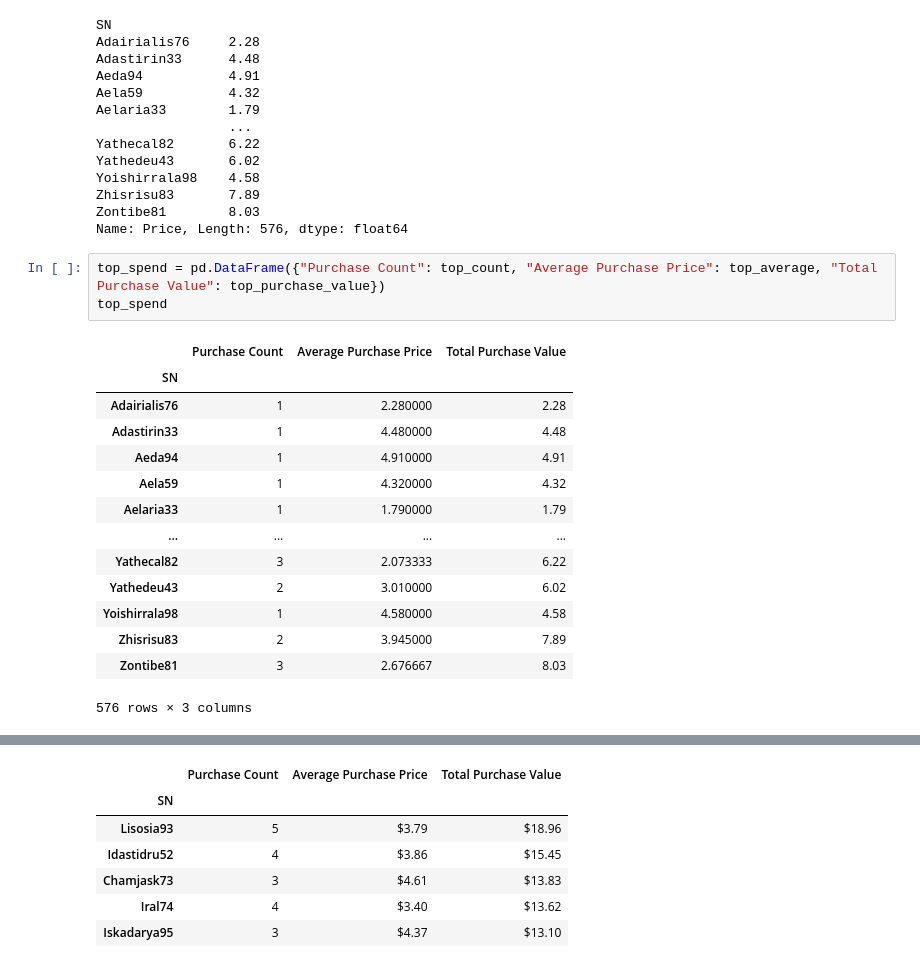
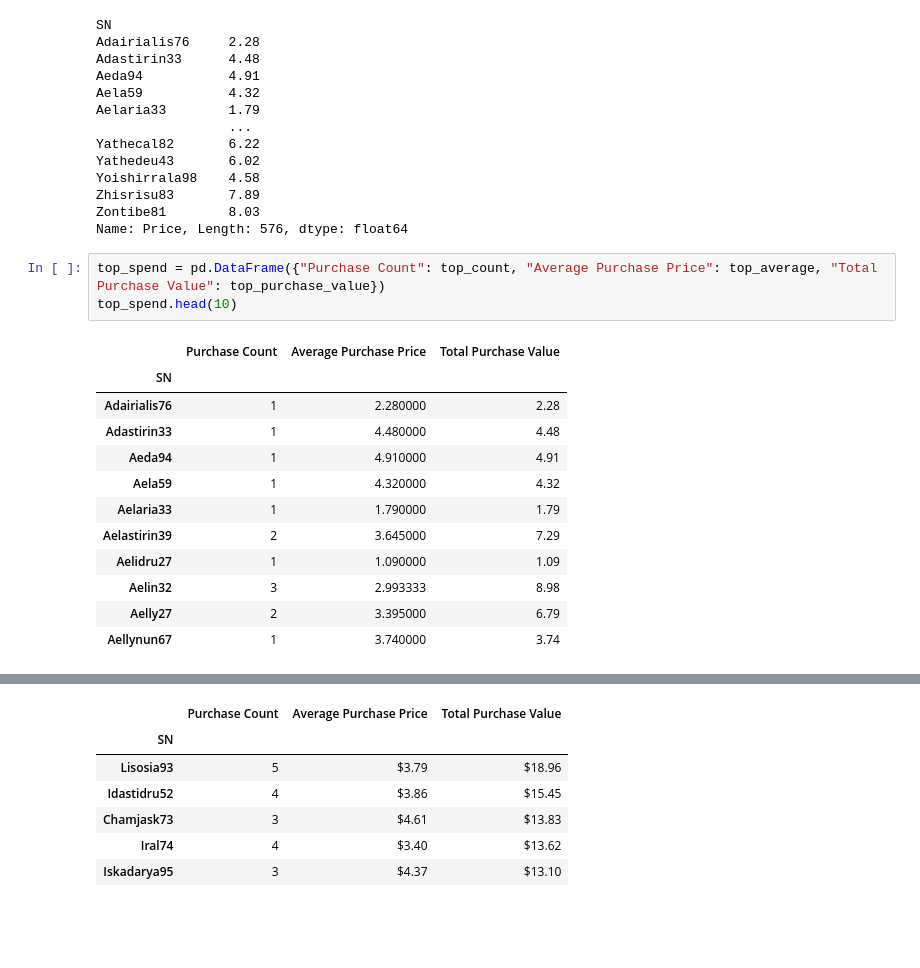
Before and after one commit to E-Weber/pandas-challenge, a Jupyter notebook: HeroesOfPymoli/HeroesOfPymoli_starter.ipynb, the cells around one changed output, grey strips where cells are left out. Drawn from its saved outputs; the diff is of its cells as text; blank space fills up the shorter version.

Commit message:
top spenders complete

```diff
--- a/HeroesOfPymoli/HeroesOfPymoli_starter.ipynb
+++ b/HeroesOfPymoli/HeroesOfPymoli_starter.ipynb
@@ -418,19 +418,17 @@ Zontibe81        8.03
 Name: Price, Length: 576, dtype: float64
 # %%
 top_spend = pd.DataFrame({"Purchase Count": top_count, "Average Purchase Price": top_average, "Total Purchase Value": top_purchase_value})
-top_spend
+top_spend.head(10)
 # %% [output]
 |  | Purchase Count | Average Purchase Price | Total Purchase Value |
 | SN |  |  |  |
 | Adairialis76 | 1 | 2.280000 | 2.28 |
 | Adastirin33 | 1 | 4.480000 | 4.48 |
 | Aeda94 | 1 | 4.910000 | 4.91 |
 | Aela59 | 1 | 4.320000 | 4.32 |
 | Aelaria33 | 1 | 1.790000 | 1.79 |
-| ... | ... | ... | ... |
-| Yathecal82 | 3 | 2.073333 | 6.22 |
-| Yathedeu43 | 2 | 3.010000 | 6.02 |
-| Yoishirrala98 | 1 | 4.580000 | 4.58 |
-| Zhisrisu83 | 2 | 3.945000 | 7.89 |
-| Zontibe81 | 3 | 2.676667 | 8.03 |
+| Aelastirin39 | 2 | 3.645000 | 7.29 |
+| Aelidru27 | 1 | 1.090000 | 1.09 |
+| Aelin32 | 3 | 2.993333 | 8.98 |
+| Aelly27 | 2 | 3.395000 | 6.79 |
+| Aellynun67 | 1 | 3.740000 | 3.74 |
-576 rows × 3 columns
```
Also changed, not shown: parts of 1 cell of this notebook.
